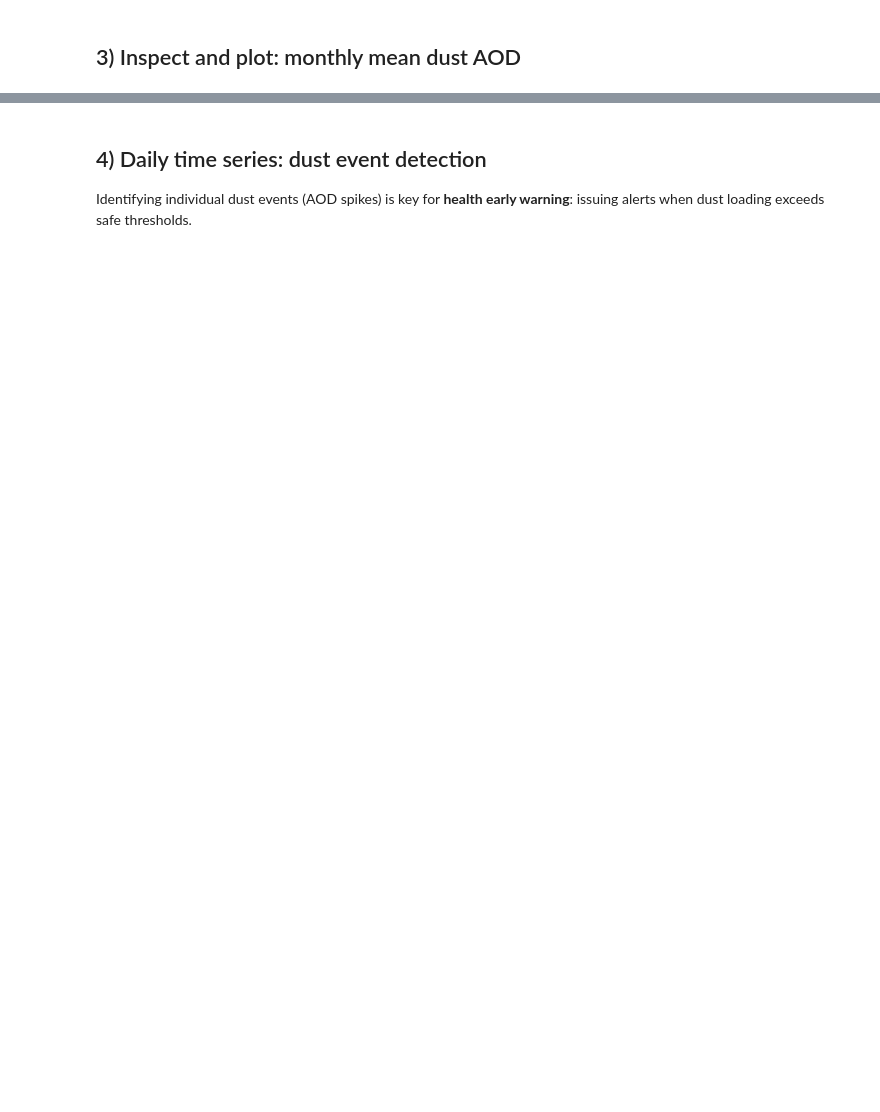
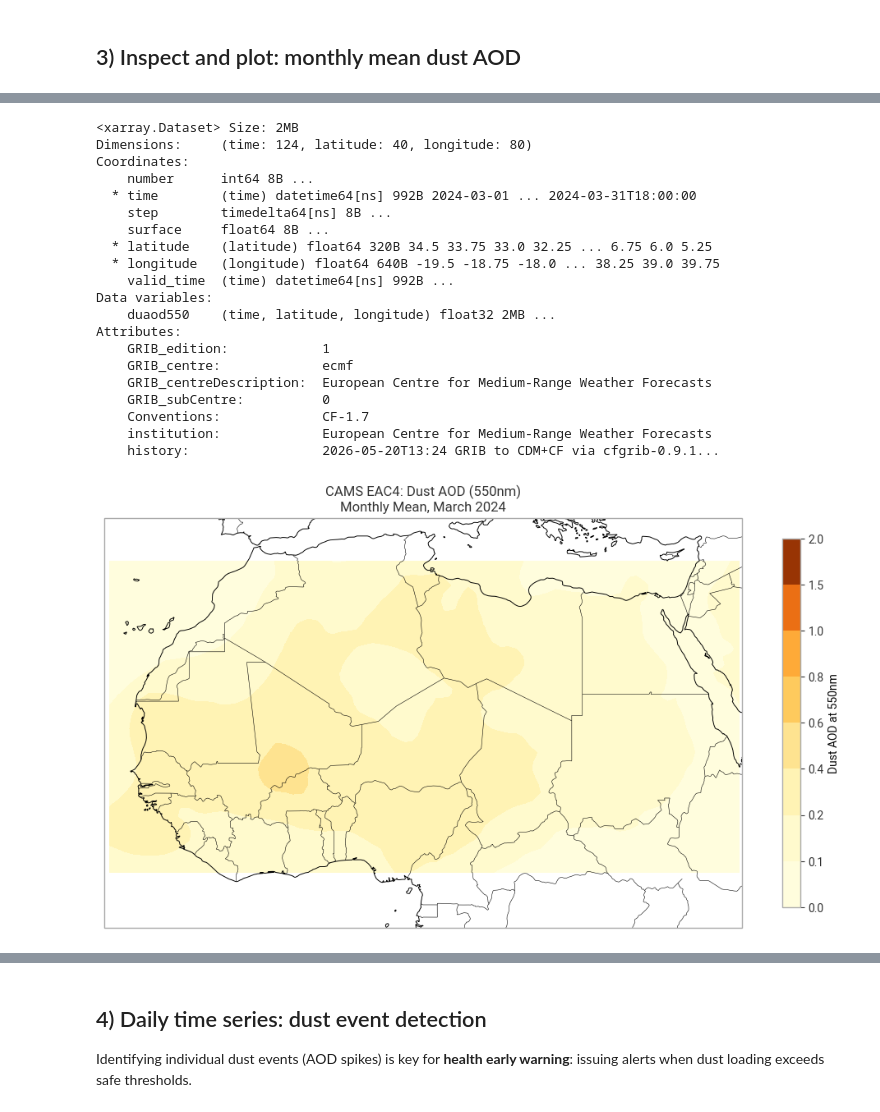
Before and after one commit to valtzen/ecmwf-open-data-guide, a Jupyter notebook: notebooks/B03_cams_dust.ipynb, the cells around one changed output, grey strips where cells are left out. Cells and saved outputs as stored; diff of their text form; code cells hidden in the pictures; blank space fills up the shorter version.

```diff
--- a/notebooks/B03_cams_dust.ipynb
+++ b/notebooks/B03_cams_dust.ipynb
@@ -123,18 +146,52 @@ print(ds.ls())
 # %%
-# Convert to xarray and compute monthly mean
-da = ds.to_xarray()
-aod_key = [v for v in da.data_vars][0]
-aod = da[aod_key]
+import cfgrib
+import numpy as np
 
-# Find the time dimension dynamically
-time_dim = [d for d in aod.dims if 'time' in d.lower()][0]
-print(f'AOD variable: {aod_key}')
-print(f'Time dimension: {time_dim}')
-print(f'Shape: {aod.shape}')
+da_cf = cfgrib.open_dataset(str(dust_path))
+print(da_cf)
 
-# Monthly mean
-aod_mean = aod.mean(dim=time_dim)
-print(f'Mean AOD range: {float(aod_mean.min()):.3f} – {float(aod_mean.max()):.3f}')
+# Monthly mean and plot
+aod = da_cf['duaod550']
+aod_mean = aod.mean(dim='time')
+
+import matplotlib.pyplot as plt
+import cartopy.crs as ccrs
+import cartopy.feature as cfeature
+
+fig, ax = plt.subplots(figsize=(10, 6),
+    subplot_kw={'projection': ccrs.PlateCarree()})
+ax.add_feature(cfeature.COASTLINE, linewidth=0.7)
+ax.add_feature(cfeature.BORDERS, linewidth=0.4)
+levels = [0, 0.1, 0.2, 0.4, 0.6, 0.8, 1.0, 1.5, 2.0]
+im = ax.contourf(aod_mean.longitude, aod_mean.latitude, aod_mean,
+    levels=levels, cmap='YlOrBr', transform=ccrs.PlateCarree())
+plt.colorbar(im, ax=ax, label='Dust AOD at 550nm', shrink=0.8)
+ax.set_title('CAMS EAC4: Dust AOD (550nm)\nMonthly Mean, March 2024')
+ax.set_extent([-20, 40, 0, 35])
+plt.tight_layout()
+plt.show()
+# %% [output]
+<xarray.Dataset> Size: 2MB
+Dimensions:     (time: 124, latitude: 40, longitude: 80)
+Coordinates:
+    number      int64 8B ...
+  * time        (time) datetime64[ns] 992B 2024-03-01 ... 2024-03-31T18:00:00
+    step        timedelta64[ns] 8B ...
+    surface     float64 8B ...
+  * latitude    (latitude) float64 320B 34.5 33.75 33.0 32.25 ... 6.75 6.0 5.25
+  * longitude   (longitude) float64 640B -19.5 -18.75 -18.0 ... 38.25 39.0 39.75
+    valid_time  (time) datetime64[ns] 992B ...
+Data variables:
+    duaod550    (time, latitude, longitude) float32 2MB ...
+Attributes:
+    GRIB_edition:            1
+    GRIB_centre:             ecmf
+    GRIB_centreDescription:  European Centre for Medium-Range Weather Forecasts
+    GRIB_subCentre:          0
+    Conventions:             CF-1.7
+    institution:             European Centre for Medium-Range Weather Forecasts
+    history:                 2026-05-20T13:24 GRIB to CDM+CF via cfgrib-0.9.1...
+[figure, added]
 # %%
 fig, ax = plt.subplots(figsize=(10, 6),
     subplot_kw={'projection': ccrs.PlateCarree()})
```
Also changed, not shown: parts of 5 cells of this notebook, 2 other files.
